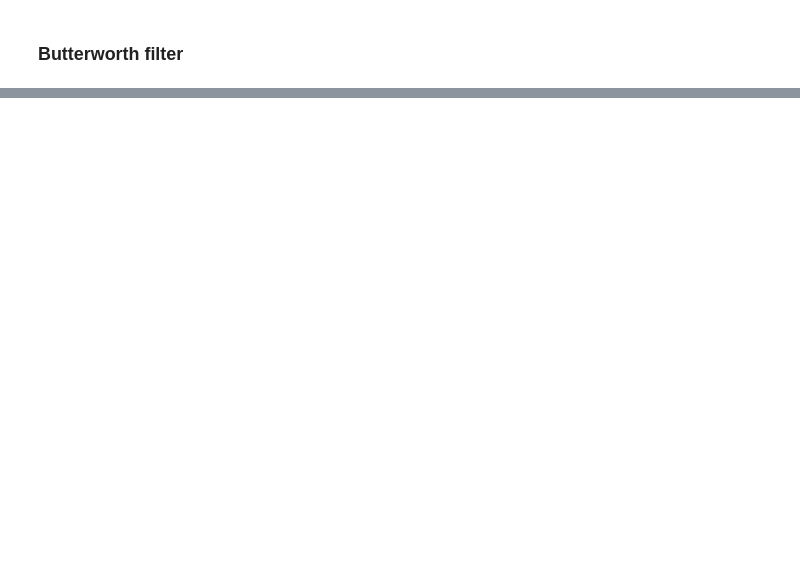
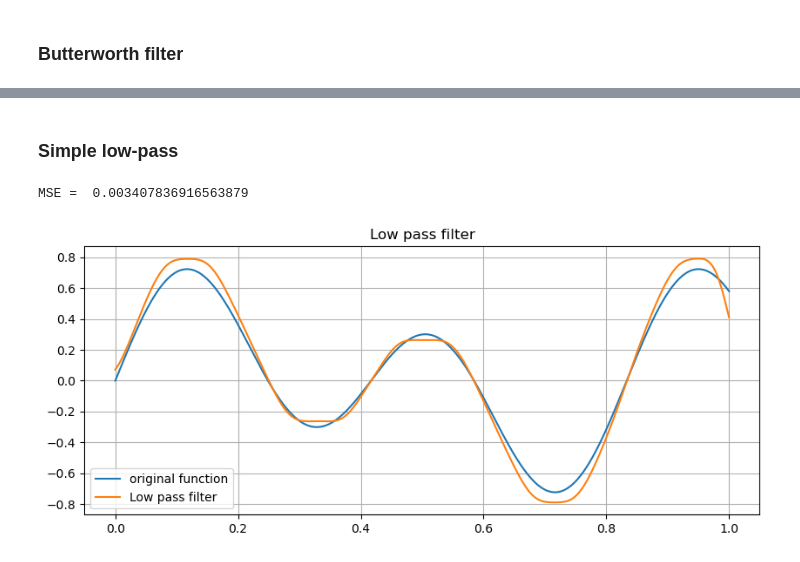
Before and after one commit to lindafabs/Semester-Project, a Jupyter notebook: binary_quant_copy.ipynb, the cells around one changed output, grey strips where cells are left out. Drawn from its saved outputs; the diff is of its cells as text; code cells hidden in the pictures; blank space fills up the shorter version.

```diff
--- a/binary_quant_copy.ipynb
+++ b/binary_quant_copy.ipynb
@@ -236,0 +320,31 @@ fig.show()
+# %% [markdown]
+### Simple low-pass
+# %%
+def low_pass_fir(signal, cutoff_freq, num_taps, f_smp):
+    # Normalize cutoff frequency
+    normalized_cutoff = cutoff_freq / (0.5 * f_smp)
+
+    # Compute filter coefficients using the windowing method
+    coefficients = np.sinc(2 * normalized_cutoff * (np.arange(num_taps) - (num_taps - 1) / 2))*0.025
+    window = np.hamming(num_taps)
+    coefficients = coefficients * window
+
+    # Apply the filter to the signal using convolution
+    filtered_signal = np.convolve(signal, coefficients, mode='same')
+
+    return filtered_signal
+# %%
+y_lp = low_pass_fir(q_test, cutoff, 130, fs_b)
+
+plt.plot(x, test_func(x), label='original function')
+plt.plot(x, y_lp, label='Low pass filter')
+plt.title('Low pass filter')
+plt.legend()
+plt.grid()
+
+
+mse = np.mean((test_func(x) - y_lp) ** 2)
+print('MSE LOWPASS = ', mse)
+# %% [output]
+MSE =  0.003407836916563879
+[figure, added]
```
Also changed, not shown: parts of 14 cells of this notebook, 1 other file.
